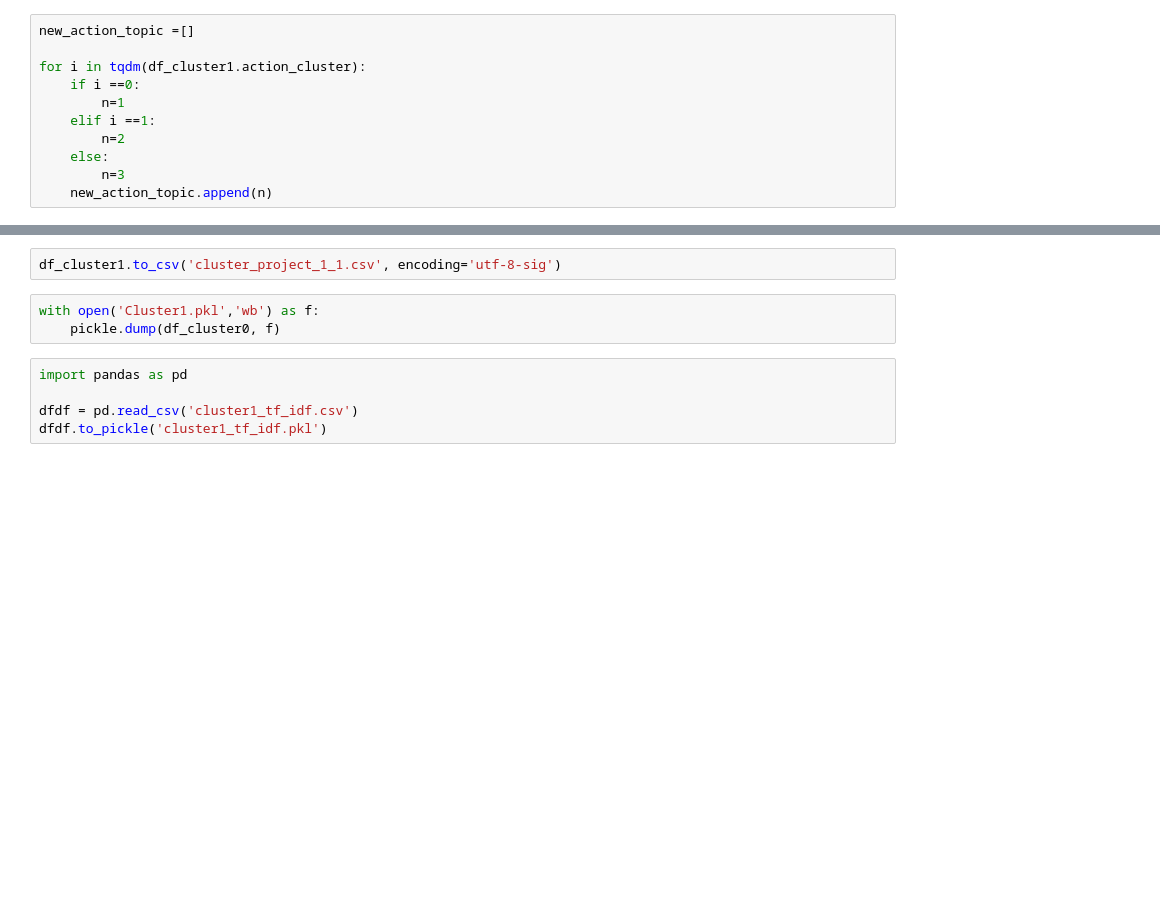
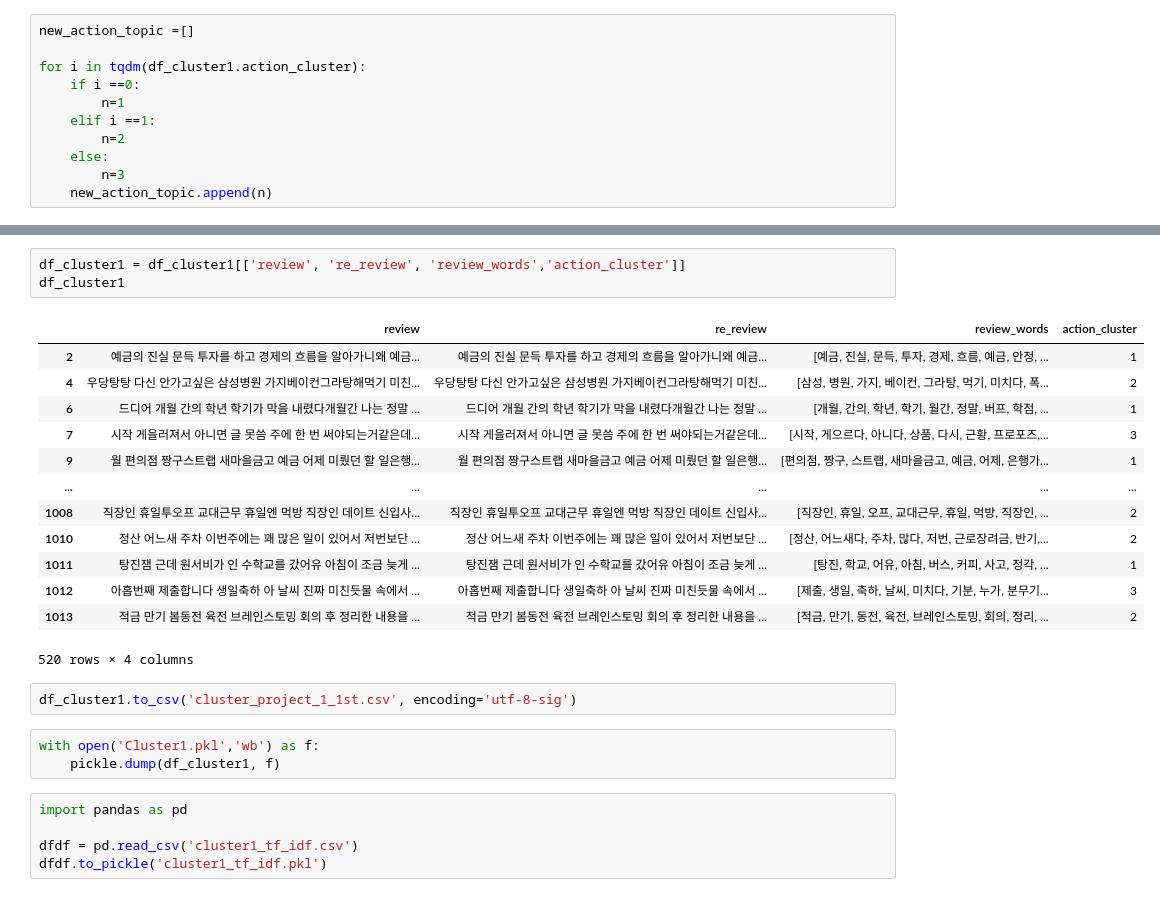
Before and after one commit to silverkkang/LG-DXSCHOOL, a Jupyter notebook: DCX/Day2_Customer_Behavior_Analysis/dcx_project2.ipynb, the cells around one changed output, grey strips where cells are left out. Drawn from its saved outputs; the diff is of its cells as text; blank space fills up the shorter version.

```diff
--- a/DCX/Day2_Customer_Behavior_Analysis/dcx_project2.ipynb
+++ b/DCX/Day2_Customer_Behavior_Analysis/dcx_project2.ipynb
@@ -323,8 +327,25 @@ NameError: name 'df_cluster0' is not defined
+# %%
+df_cluster1 = df_cluster1[['review', 're_review', 'review_words','action_cluster']]
+df_cluster1
+# %% [output]
+|  | review | re_review | review_words | action_cluster |
+| 2 | 예금의 진실 문득 투자를 하고 경제의 흐름을 알아가니왜 예금... | 예금의 진실 문득 투자를 하고 경제의 흐름을 알아가니왜 예금... | [예금, 진실, 문득, 투자, 경제, 흐름, 예금, 안정, ... | 1 |
+| 4 | 우당탕탕 다신 안가고싶은 삼성병원 가지베이컨그라탕해먹기 미친... | 우당탕탕 다신 안가고싶은 삼성병원 가지베이컨그라탕해먹기 미친... | [삼성, 병원, 가지, 베이컨, 그라탕, 먹기, 미치다, 폭... | 2 |
+| 6 | 드디어 개월 간의 학년 학기가 막을 내렸다개월간 나는 정말 ... | 드디어 개월 간의 학년 학기가 막을 내렸다개월간 나는 정말 ... | [개월, 간의, 학년, 학기, 월간, 정말, 버프, 학점, ... | 1 |
+| 7 | 시작 게을러져서 아니면 글 못씀 주에 한 번 써야되는거같은데... | 시작 게을러져서 아니면 글 못씀 주에 한 번 써야되는거같은데... | [시작, 게으르다, 아니다, 상품, 다시, 근황, 프로포즈,... | 3 |
+| 9 | 월 편의점 짱구스트랩 새마을금고 예금 어제 미뤘던 할 일은행... | 월 편의점 짱구스트랩 새마을금고 예금 어제 미뤘던 할 일은행... | [편의점, 짱구, 스트랩, 새마을금고, 예금, 어제, 은행가... | 1 |
+| ... | ... | ... | ... | ... |
+| 1008 | 직장인 휴일투오프 교대근무 휴일엔 먹방 직장인 데이트 신입사... | 직장인 휴일투오프 교대근무 휴일엔 먹방 직장인 데이트 신입사... | [직장인, 휴일, 오프, 교대근무, 휴일, 먹방, 직장인, ... | 2 |
+| 1010 | 정산 어느새 주차 이번주에는 꽤 많은 일이 있어서 저번보단 ... | 정산 어느새 주차 이번주에는 꽤 많은 일이 있어서 저번보단 ... | [정산, 어느새다, 주차, 많다, 저번, 근로장려금, 반기,... | 2 |
+| 1011 | 탕진잼 근데 원서비가 인 수학교를 갔어유 아침이 조금 늦게 ... | 탕진잼 근데 원서비가 인 수학교를 갔어유 아침이 조금 늦게 ... | [탕진, 학교, 어유, 아침, 버스, 커피, 사고, 정각, ... | 1 |
+| 1012 | 아홉번째 제출합니다 생일축하 아 날씨 진짜 미친듯물 속에서 ... | 아홉번째 제출합니다 생일축하 아 날씨 진짜 미친듯물 속에서 ... | [제출, 생일, 축하, 날씨, 미치다, 기분, 누가, 분무기... | 3 |
+| 1013 | 적금 만기 봄동전 육전 브레인스토밍 회의 후 정리한 내용을 ... | 적금 만기 봄동전 육전 브레인스토밍 회의 후 정리한 내용을 ... | [적금, 만기, 동전, 육전, 브레인스토밍, 회의, 정리, ... | 2 |
+520 rows × 4 columns
 # %%
-df_cluster1.to_csv('cluster_project_1_1.csv', encoding='utf-8-sig')
+df_cluster1.to_csv('cluster_project_1_1st.csv', encoding='utf-8-sig')
 # %%
 with open('Cluster1.pkl','wb') as f:
-    pickle.dump(df_cluster0, f)
+    pickle.dump(df_cluster1, f)
 # %%
 import pandas as pd
 
```
Also changed, not shown: parts of 1 cell of this notebook, 4 other files.
